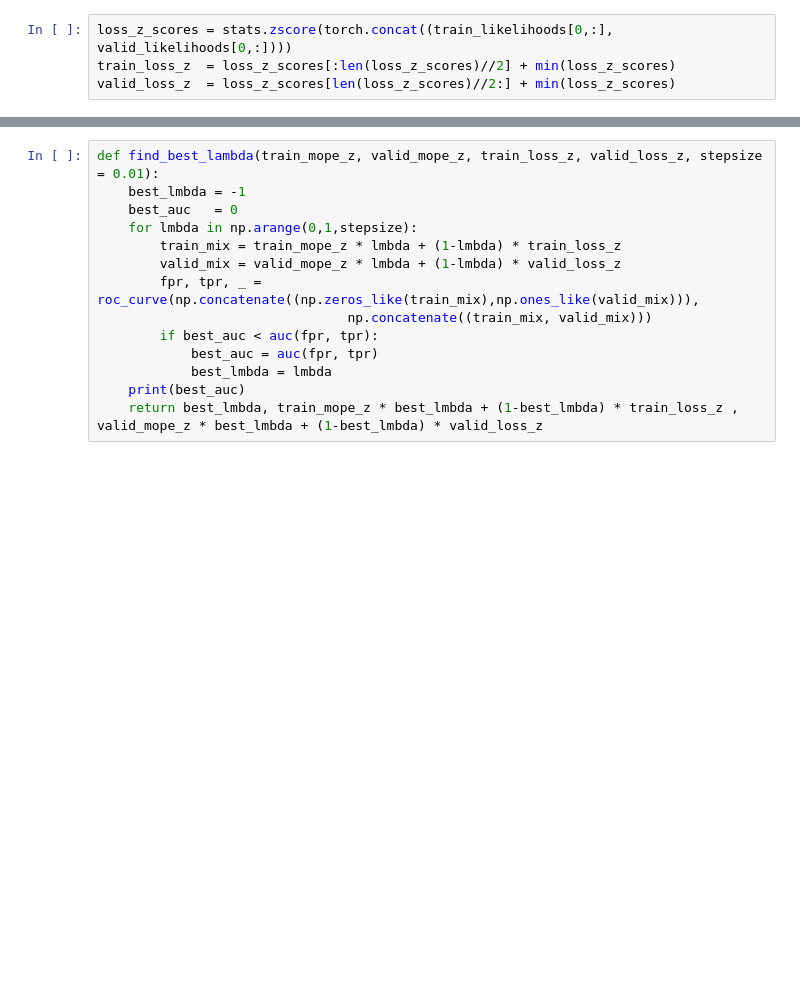
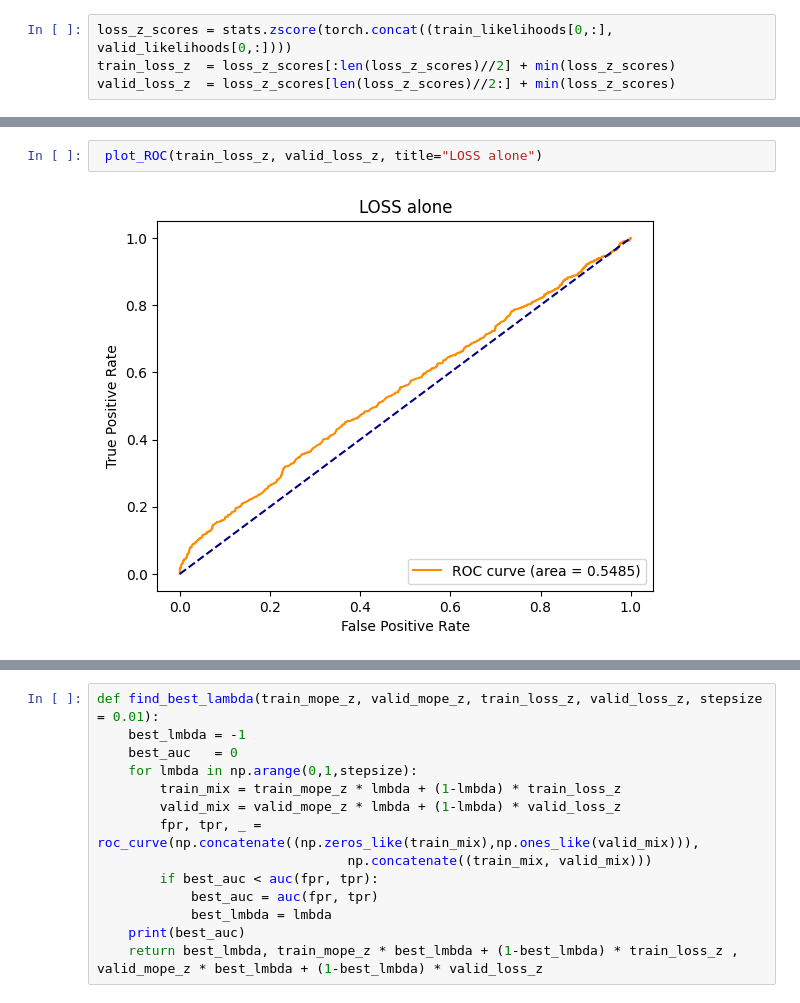
Before and after one commit to safr-ai-lab/pandora-llm, a Jupyter notebook: find_best_combination.ipynb, the cells around one changed output, grey strips where cells are left out. Drawn from its saved outputs; the diff is of its cells as text; blank space fills up the shorter version.

```diff
--- a/find_best_combination.ipynb
+++ b/find_best_combination.ipynb
@@ -21,0 +26,4 @@ valid_loss_z  = loss_z_scores[len(loss_z_scores)//2:] + min(loss_z_scores)
+# %%
+ plot_ROC(train_loss_z, valid_loss_z, title="LOSS alone")
+# %% [output]
+[figure, added]
```
Also changed, not shown: parts of 8 cells of this notebook.
